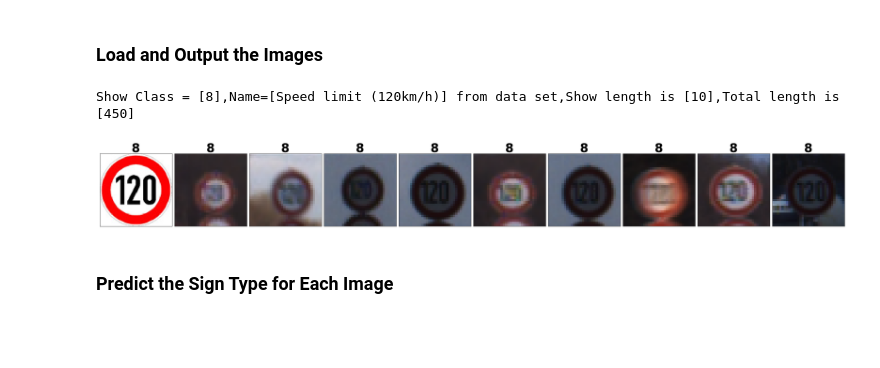
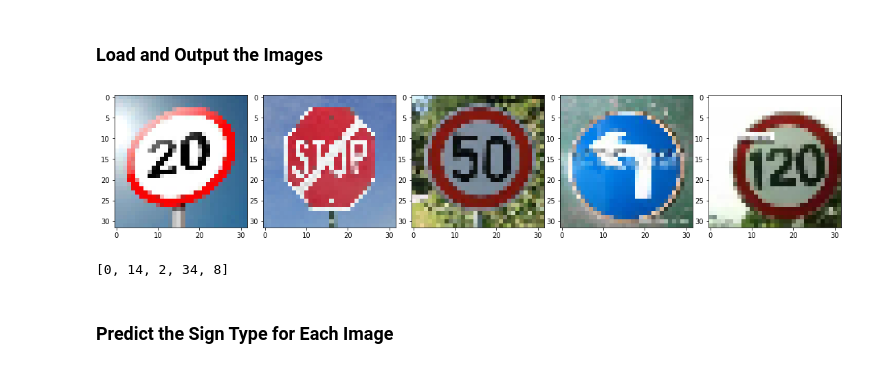
Before and after one commit to aimuch/CarND-Traffic-Sign-Classifier-Project, a Jupyter notebook: Traffic_Sign_Classifier.ipynb, the cells around one changed output. Saved outputs shown, nothing was run; the diff lists cells and outputs as text; code cells hidden in the pictures; blank space fills up the shorter version.

```diff
--- a/Traffic_Sign_Classifier.ipynb
+++ b/Traffic_Sign_Classifier.ipynb
@@ -536,12 +563,40 @@ To give yourself more insight into how your model is working, download at least
 You may find `signnames.csv` useful as it contains mappings from the class id (integer) to the actual sign name.
 # %% [markdown]
 ### Load and Output the Images
-# %%
-### Load the images and plot them here.
-### Feel free to use as many code cells as needed.
-show_one_class_images(X_test,y_test,8)
-# %% [output]
-Show Class = [8],Name=[Speed limit (120km/h)] from data set,Show length is [10],Total length is [450]
-[figure, removed]
+# %%
+### Load the images and plot them here.
+### Feel free to use as many code cells as needed.
+
+import glob
+import os
+import matplotlib.image as mping
+import cv2
+
+SAMPLES_TO_LOAD = 5
+
+test_img_list = glob.glob('resources/*.jpg')
+_images = []
+test_labels = []
+
+for i in range(SAMPLES_TO_LOAD):
+    filename = test_img_list[i]
+    _label = os.path.split(filename)[-1].split('.')[0]
+    label = int(_label)
+    image = cv2.resize(mping.imread(filename),(32,32))
+    _images.append(image)
+    test_labels.append(label)
+
+test_images = np.array(_images)
+plt.figure(figsize=(15,5))
+for i in range(len(test_images)):
+    plt.subplot(1,5,i+1)
+    plt.imshow(test_images[i])
+plt.tight_layout(pad=0,h_pad=0,w_pad=0)
+plt.show()
+test_img_normalized = normalize_img(test_images)
+print(test_labels)
+# %% [output]
+[figure, added]
+[0, 14, 2, 34, 8]
 # %% [markdown]
 ### Predict the Sign Type for Each Image
```
Also changed, not shown: parts of 21 cells of this notebook, 5 other files.
